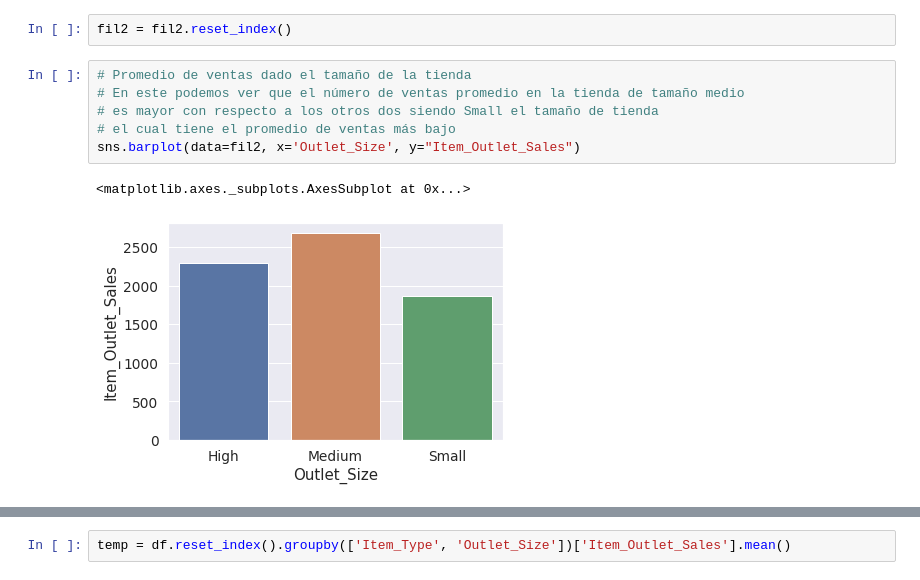
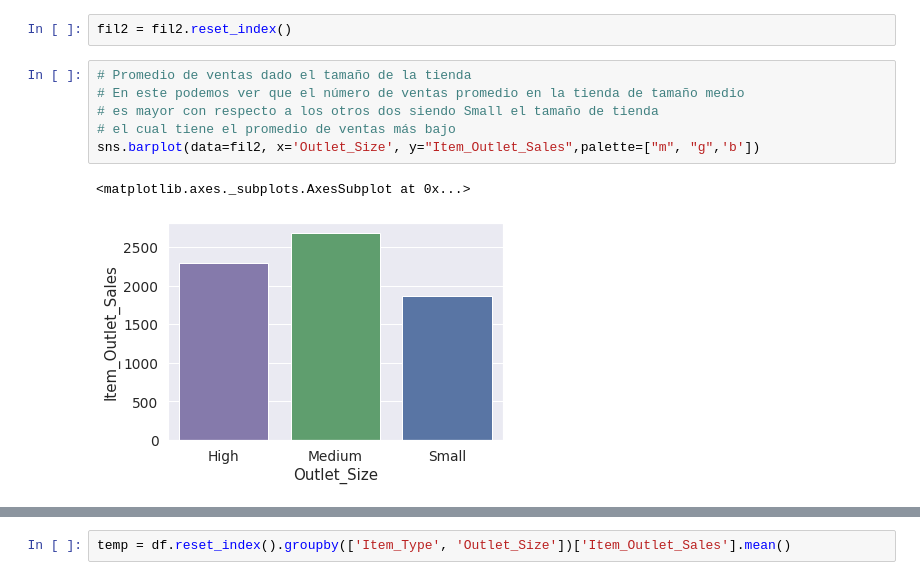
Before and after one commit to LuisaUpegui/sales_predictions-, a Jupyter notebook: sales_predictions.ipynb, the cells around one changed output, grey strips where cells are left out. Saved outputs shown, nothing was run; the diff lists cells and outputs as text.

```diff
--- a/sales_predictions.ipynb
+++ b/sales_predictions.ipynb
@@ -272,10 +272,10 @@ fil2 = fil2.reset_index()
 # %%
 # Promedio de ventas dado el tamaño de la tienda
 # En este podemos ver que el número de ventas promedio en la tienda de tamaño medio
 # es mayor con respecto a los otros dos siendo Small el tamaño de tienda
 # el cual tiene el promedio de ventas más bajo
-sns.barplot(data=fil2, x='Outlet_Size', y="Item_Outlet_Sales")
+sns.barplot(data=fil2, x='Outlet_Size', y="Item_Outlet_Sales",palette=["m", "g",'b'])
 # %% [output]
 <matplotlib.axes._subplots.AxesSubplot at 0x...>
-[figure, old version]
+[figure, new version]
 # %%
```
Also changed, not shown: parts of 11 cells of this notebook.
